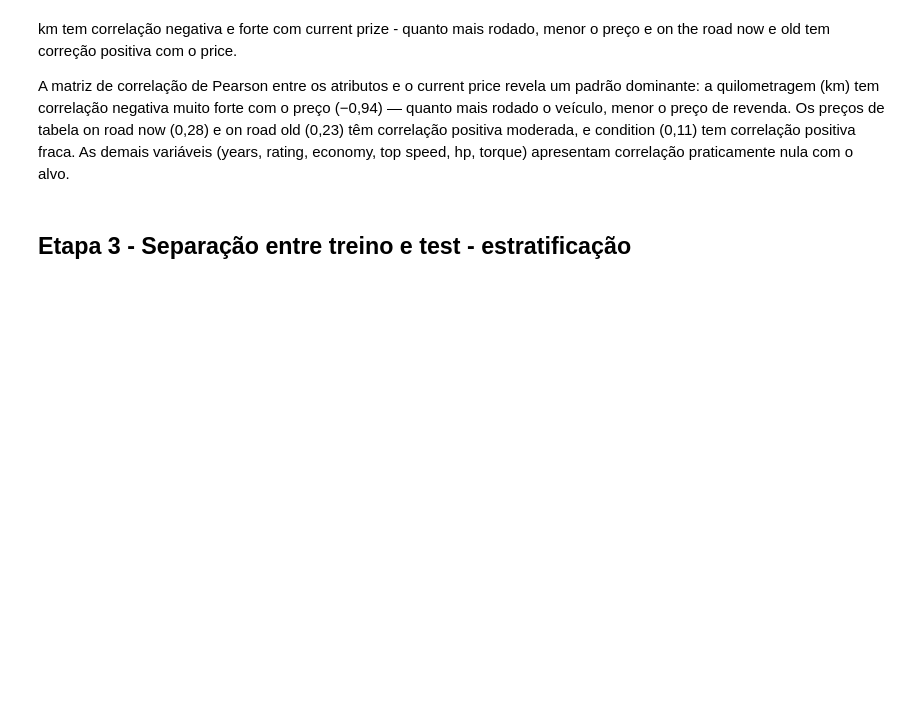
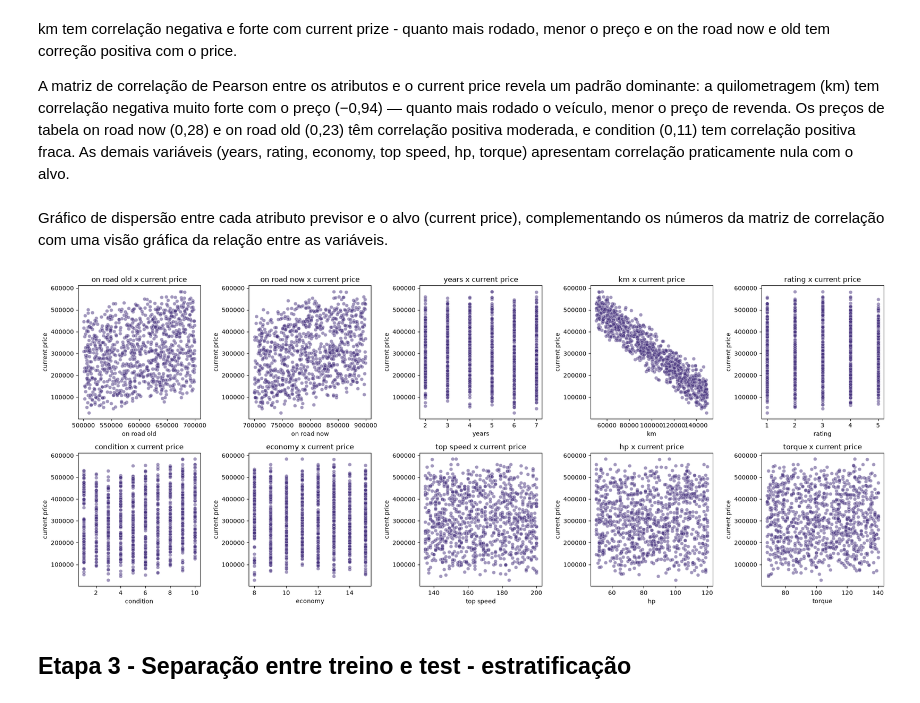
Before and after one commit to Lucas-O-S/N1B1-Regressao, a Jupyter notebook: N1_Grupo_6_IA.ipynb, the cells around one changed output. Cells and saved outputs as stored; diff of their text form; code cells hidden in the pictures; blank space fills up the shorter version.

```diff
--- a/N1_Grupo_6_IA.ipynb
+++ b/N1_Grupo_6_IA.ipynb
@@ -101,7 +103,7 @@ Distribuição razoavelmente uniforme ou levemente assimétrica, sem concentraç
 # %% [markdown]
 BOXPLOT para identificar outliers. De novo retirar o id e o preço agora. plt.subplots cria figura dividida. axes indica é 2D e figsize o tamanho da figura inteira. flatten achata tudo em uma lista simples com 10 eixos. Mostra o 1 quartil 25%, ao 3 quartil 75%
 # %%
-num_cols = data.drop(columns=['v.id', 'current price']).columns
+num_cols = data_sem_id.drop(columns=['current price']).columns
 fig, axes = plt.subplots(2, 5, figsize=(20, 8))
 for ax, col in zip(axes.flatten(), num_cols):
     sns.boxplot(y=data[col], ax=ax, color='skyblue')
@@ -143,6 +168,23 @@ Name: current price, dtype: float64
  km tem correlação negativa e forte com current prize - quanto mais rodado, menor o preço e on the road now e old tem correção positiva com o price.
 
  A matriz de correlação de Pearson entre os atributos e o current price revela um padrão dominante: a quilometragem (km) tem correlação negativa muito forte com o preço (−0,94) — quanto mais rodado o veículo, menor o preço de revenda. Os preços de tabela on road now (0,28) e on road old (0,23) têm correlação positiva moderada, e condition (0,11) tem correlação positiva fraca. As demais variáveis (years, rating, economy, top speed, hp, torque) apresentam correlação praticamente nula com o alvo.
+# %% [markdown]
+Gráfico de dispersão entre cada atributo previsor e o alvo (current price), complementando os números da matriz de correlação com uma visão gráfica da relação entre as variáveis.
+# %%
+num_cols = data_sem_id.drop(columns=['current price']).columns
+
+fig, axes = plt.subplots(2, 5, figsize=(20, 8))
+
+for ax, col in zip(axes.flatten(), num_cols):
+
+    sns.scatterplot(x=data_sem_id[col], y=data_sem_id['current price'], ax=ax, alpha=0.5)
+
+    ax.set_title(f"{col} x current price")
+
+plt.tight_layout()
+plt.show()
+# %% [output]
+[figure, added]
 # %% [markdown]
 ## Etapa 3 - Separação entre treino e test - estratificação
 # %% [markdown]
```
Also changed, not shown: parts of 10 cells of this notebook.
